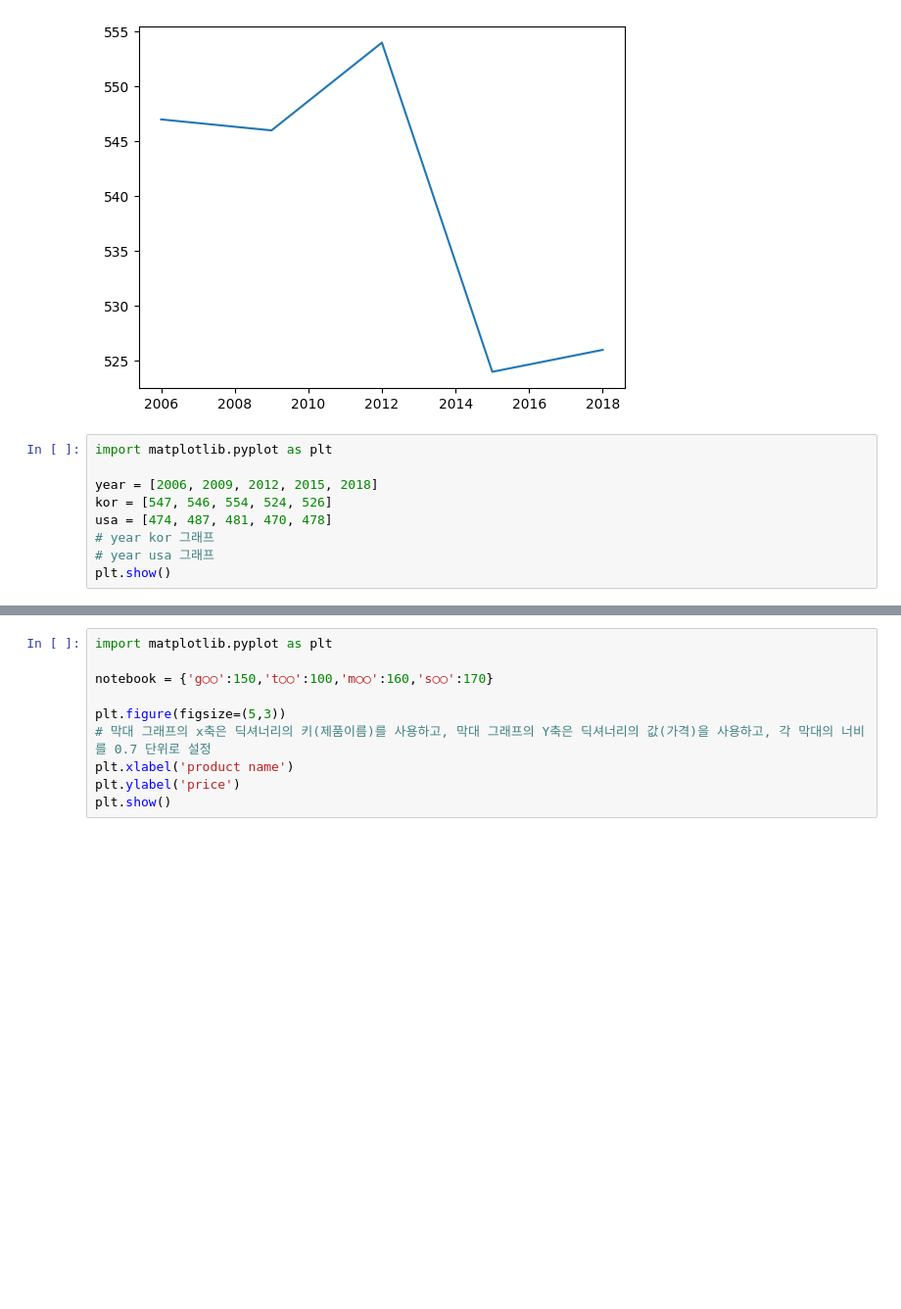
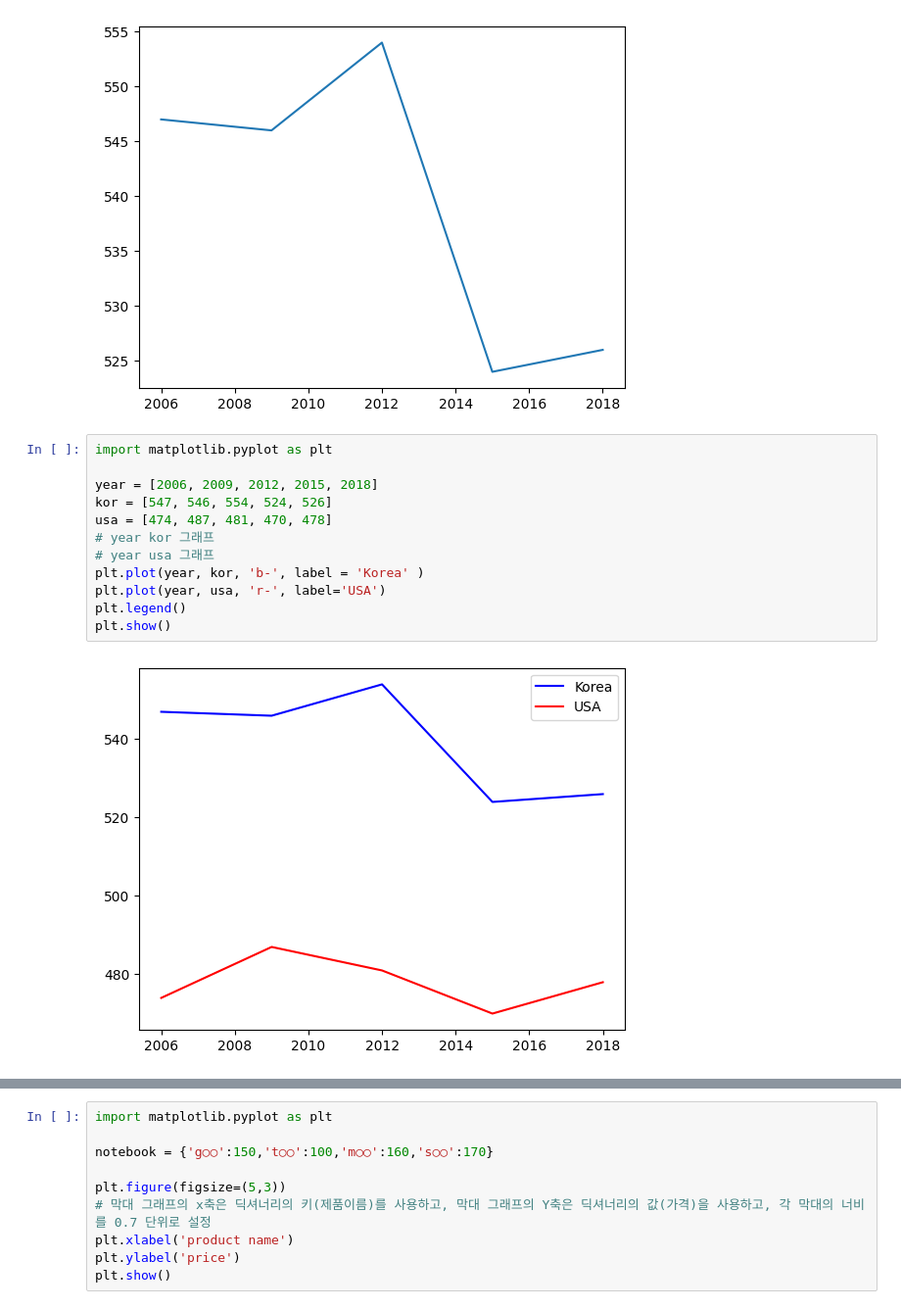
Before and after one commit to seungyeon1203/AI-python, a Jupyter notebook: 250502_실습문제.ipynb, the cells around one changed output, grey strips where cells are left out. Shown at 98% size. Cells and saved outputs as stored; diff of their text form; blank space fills up the shorter version.

```diff
--- a/250502_실습문제.ipynb
+++ b/250502_실습문제.ipynb
@@ -193,12 +193,17 @@ plt.show()
 # %%
 import matplotlib.pyplot as plt
 
 year = [2006, 2009, 2012, 2015, 2018]
 kor = [547, 546, 554, 524, 526]
 usa = [474, 487, 481, 470, 478]
 # year kor 그래프
 # year usa 그래프
+plt.plot(year, kor, 'b-', label = 'Korea' )
+plt.plot(year, usa, 'r-', label='USA')
+plt.legend()
 plt.show()
+# %% [output]
+[figure, added]
 # %%
 import matplotlib.pyplot as plt
 
```
Also changed, not shown: parts of 1 cell of this notebook.
